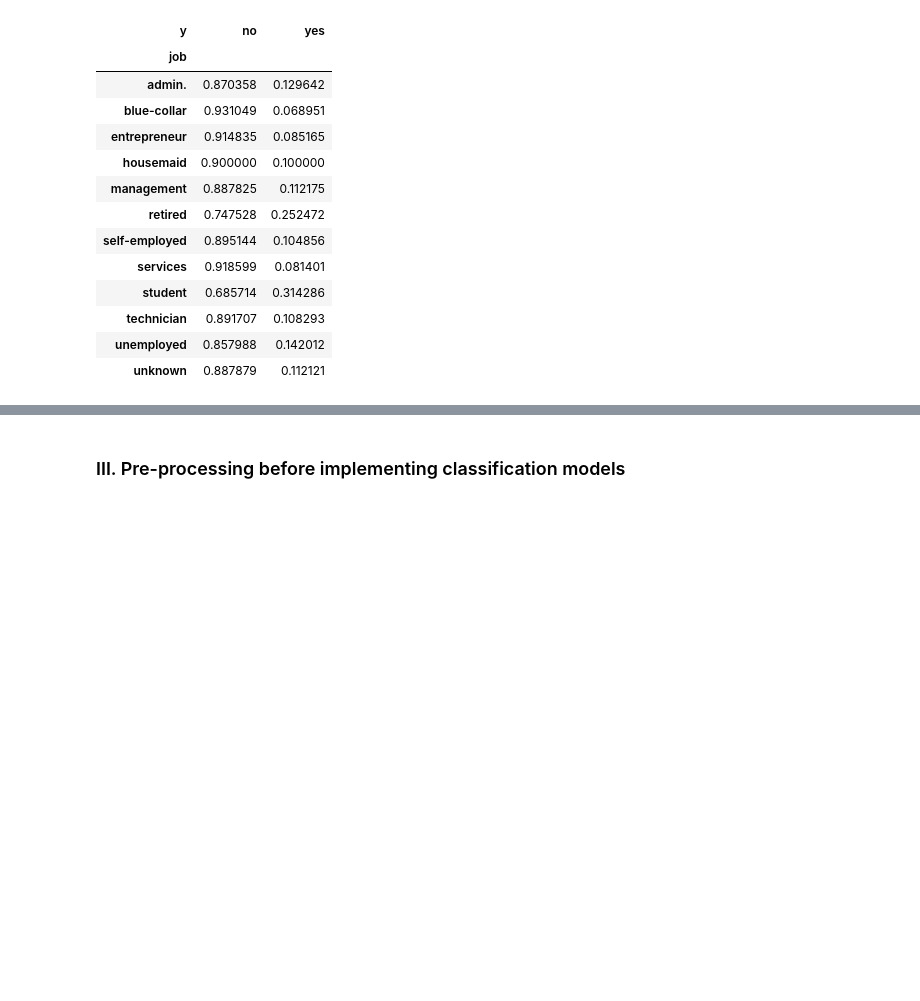
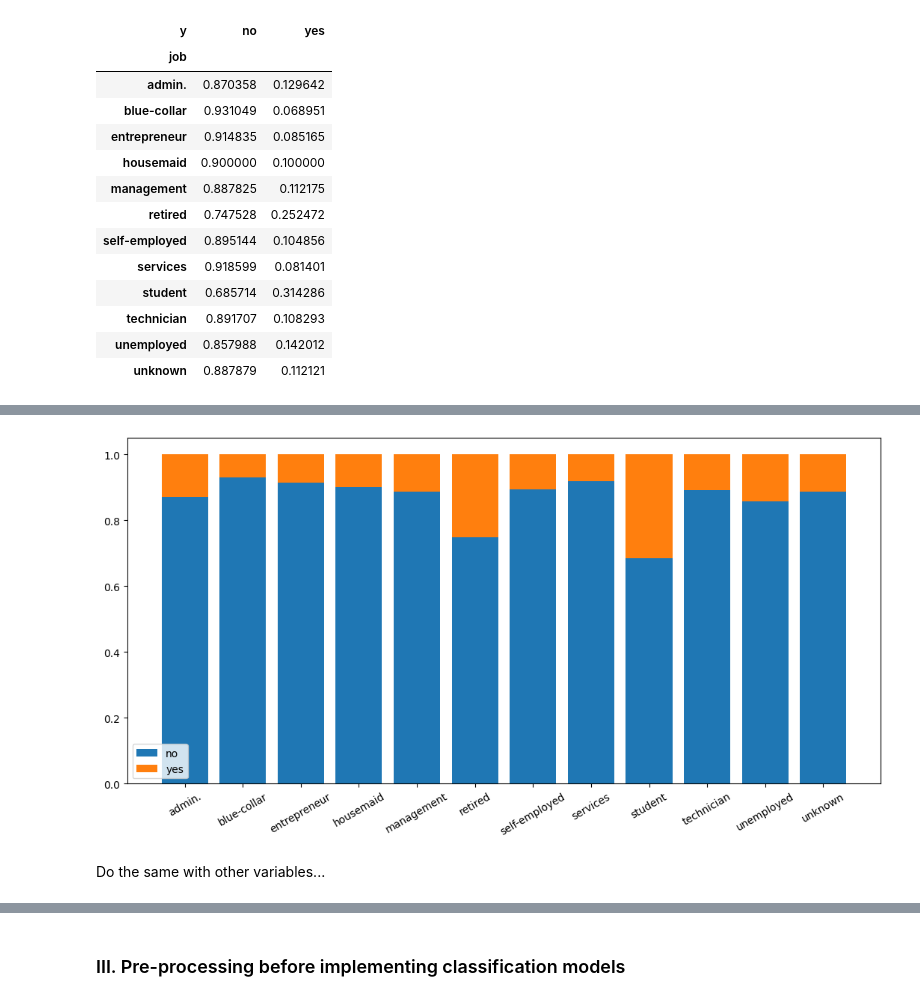
Before and after one commit to thaianle/bank-marketing, a Jupyter notebook: bank-marketing.ipynb, the cells around one changed output, grey strips where cells are left out. Saved outputs shown, nothing was run; the diff lists cells and outputs as text; code cells hidden in the pictures; blank space fills up the shorter version.

Commit message:
Make stacked plots for categorical variables

```diff
--- a/bank-marketing.ipynb
+++ b/bank-marketing.ipynb
@@ -427,0 +437,16 @@ ax.legend(loc = 'lower left')
+# %%
+# https://matplotlib.org/stable/gallery/lines_bars_and_markers/bar_stacked.html
+
+fig, ax = plt.subplots(figsize = (13, 6))
+bottom = np.zeros(count_jobs.shape[0]) # Initialize the "base" part of each individual bar
+
+for category, proportion in count_jobs.items():
+    p = ax.bar(x = count_jobs.index, height = proportion, label = category, bottom=bottom)
+    bottom += proportion
+
+ax.legend(loc = 'lower left')
+ax.tick_params(axis='x', labelrotation = 30)
+# %% [output]
+[figure, added]
+# %% [markdown]
+Do the same with other variables...
```
Also changed, not shown: parts of 13 cells of this notebook, 3 other files.
